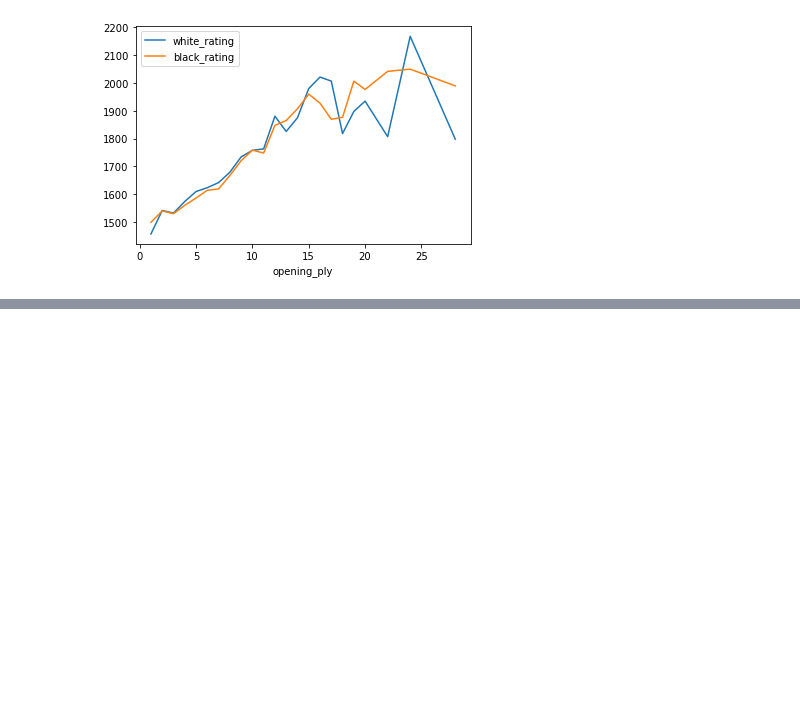
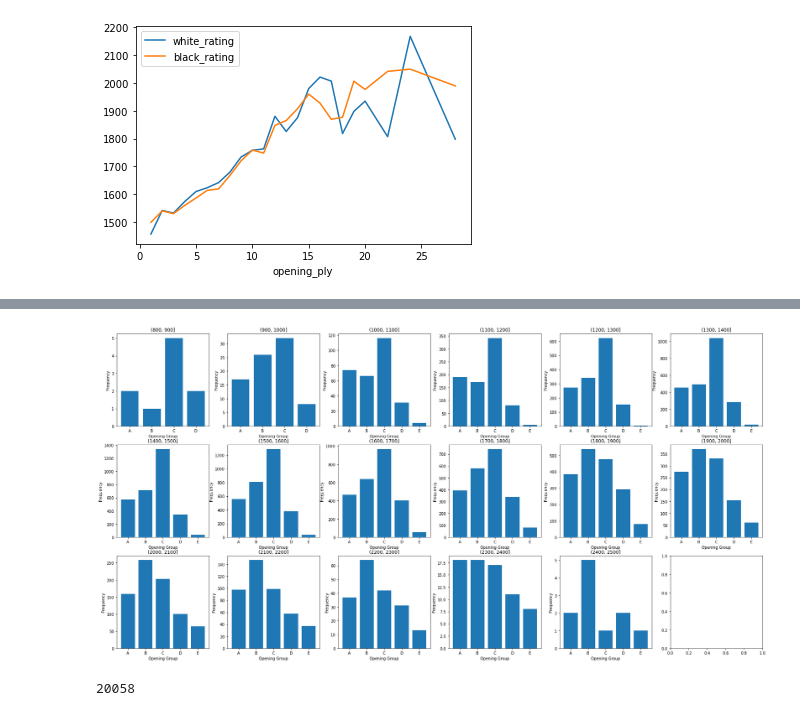
Before and after one commit to juleshansen/chess_prediction, a Jupyter notebook: chess.ipynb, the cells around one changed output, grey strips where cells are left out. Cells and saved outputs as stored; diff of their text form; code cells hidden in the pictures; blank space fills up the shorter version.

```diff
--- a/chess.ipynb
+++ b/chess.ipynb
@@ -412,0 +383,15 @@ games[games['rating_differential'] == -1605]
+# %%
+fig, ax = plt.subplots(3,6, figsize=(30,15))
+ax = ax.flatten()
+for i in range(len(elo_dfs)):
+    counts = elo_dfs[i]['eco_group'].value_counts().sort_index()
+    ax[i].bar(counts.index,counts.values)
+    ax[i].set_xlabel('Opening Group')
+    ax[i].set_ylabel('Frequency')
+    ax[i].set_title(elo_keys[i])
+# %% [output]
+[figure, added]
+# %%
+len(ratings)
+# %% [output]
+20058
```
Also changed, not shown: parts of 17 cells of this notebook.
